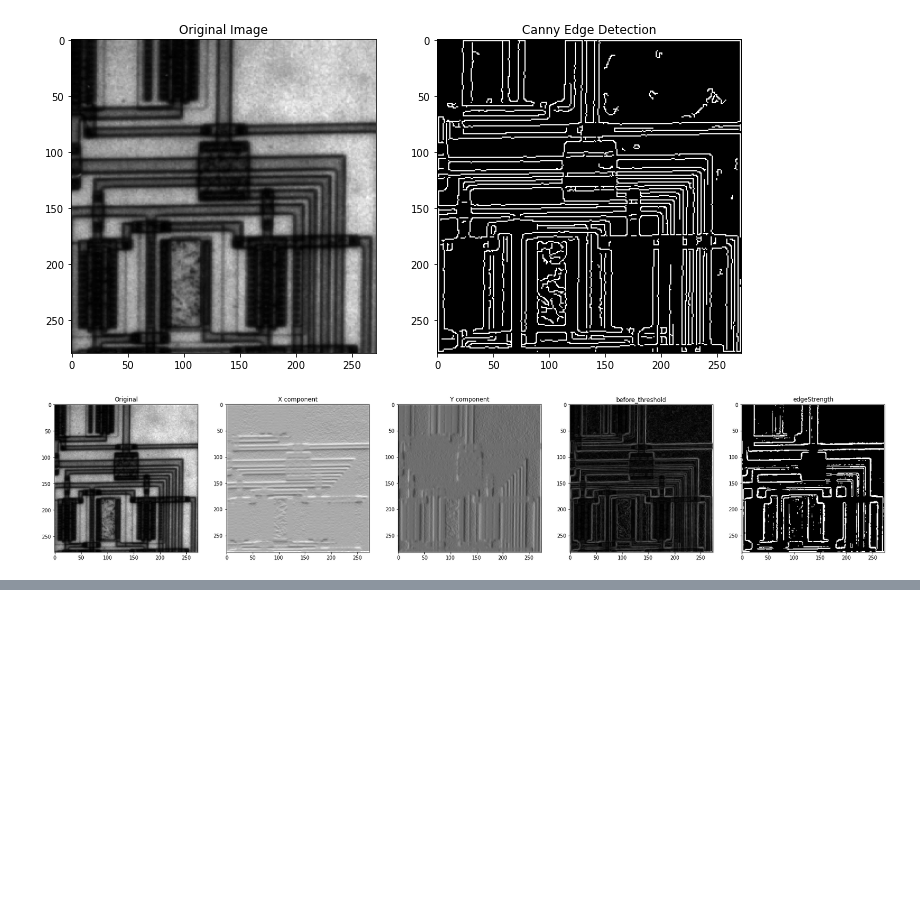
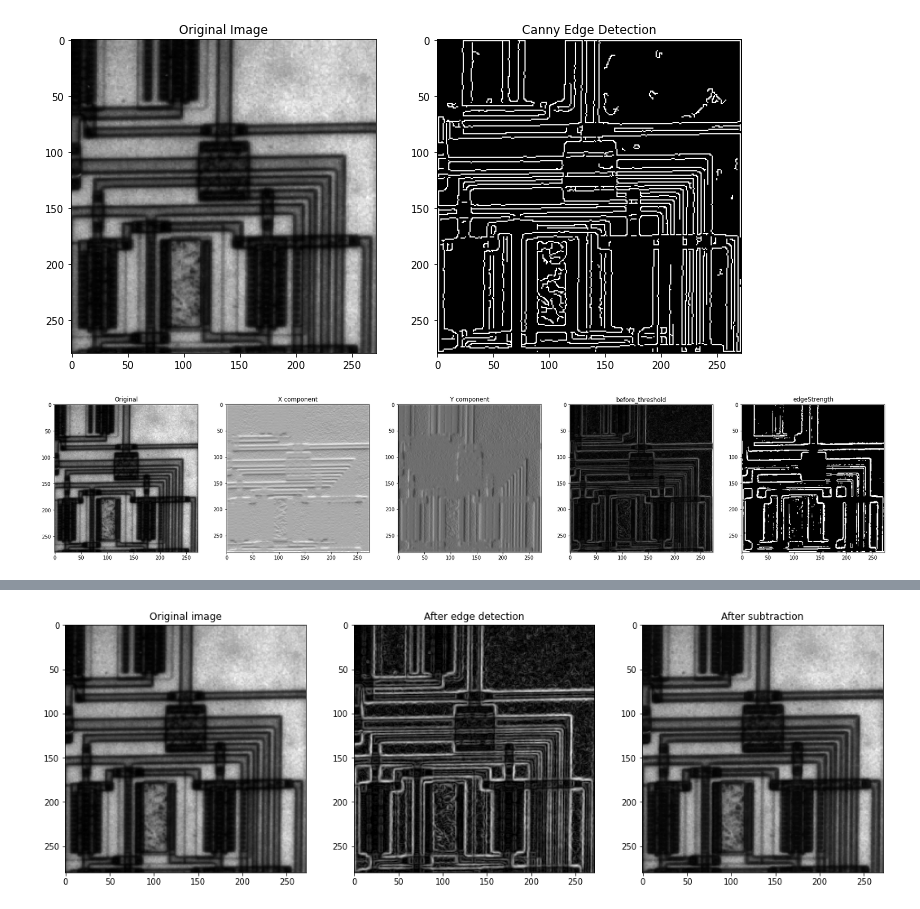
Before and after one commit to norhanreda/solutions-of-image-processing-labs, a Jupyter notebook: lab5/Lab_Edge_Detection_STD/Lab_Edge_Detection_STD.ipynb, the cells around one changed output, grey strips where cells are left out. Cells and saved outputs as stored; diff of their text form; code cells hidden in the pictures; blank space fills up the shorter version.

```diff
--- a/lab5/Lab_Edge_Detection_STD/Lab_Edge_Detection_STD.ipynb
+++ b/lab5/Lab_Edge_Detection_STD/Lab_Edge_Detection_STD.ipynb
@@ -83,0 +132,22 @@ Optional
+# %%
+'''
+Optional
+1-Make edge detection
+2-Multiply by factor < 1
+3-Subtract (Orginal Image) - (Edge Detection Image)
+'''
+
+#img =io.imread('circuit.tif')
+#image1=sobel(img)
+sobel=sobel*0.5
+
+sobel[sobel<0]=0
+sobel[sobel>1]=1
+
+image1 = exposure.rescale_intensity(sobel, in_range=(0, 1.0), out_range=(0, 255))
+image1 = image1.astype(np.uint8)
+
+sub_img = np.subtract(img, image1)
+show_images([img, image1, sub_img], ['Original image', 'After edge detection', 'After subtraction'])
+# %% [output]
+[figure, added]
```
Also changed, not shown: parts of 4 cells of this notebook.
